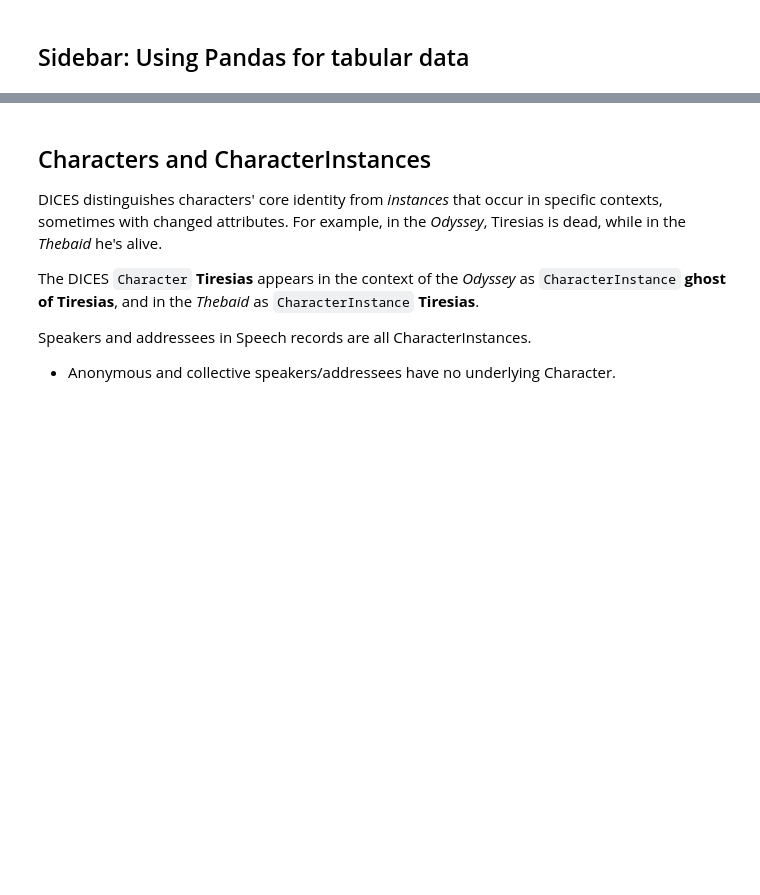
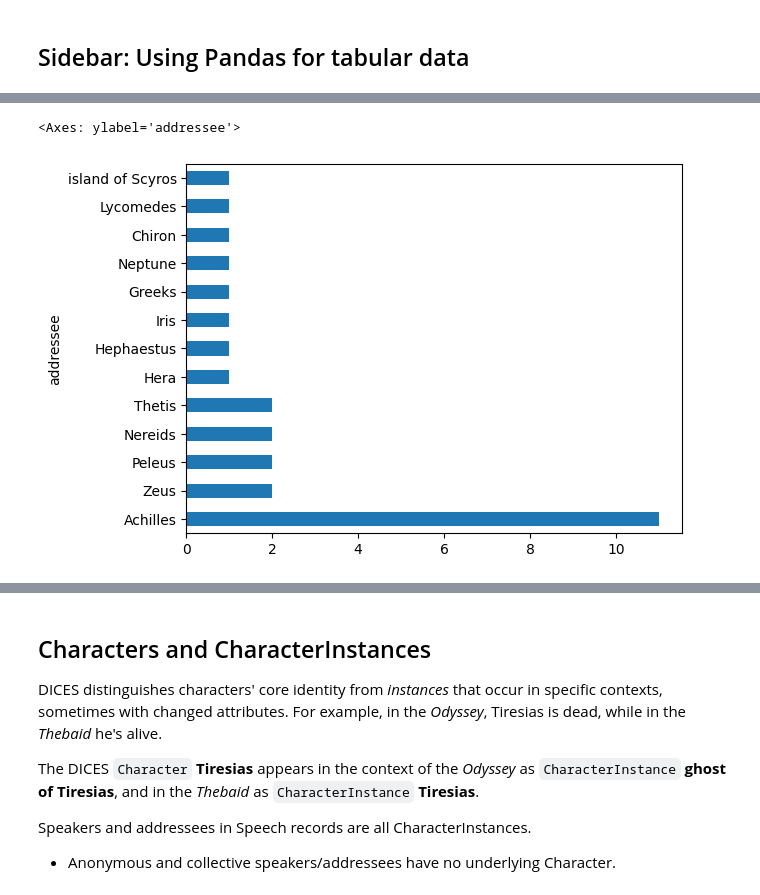
Before and after one commit to cwf2/dices-examples, a Jupyter notebook: colab/Quickstart.ipynb, the cells around one changed output, grey strips where cells are left out. Cells and saved outputs as stored; diff of their text form; code cells hidden in the pictures; blank space fills up the shorter version.

Commit message:
Add figures Created in Colab

```diff
--- a/colab/Quickstart.ipynb
+++ b/colab/Quickstart.ipynb
@@ -131,0 +151,6 @@ display(df)
+# %%
+# How many speeches per addresse?
+df["addressee"].value_counts().plot.barh()
+# %% [output]
+<Axes: ylabel='addressee'>
+[figure, added]
```
Also changed, not shown: parts of 7 cells of this notebook.
